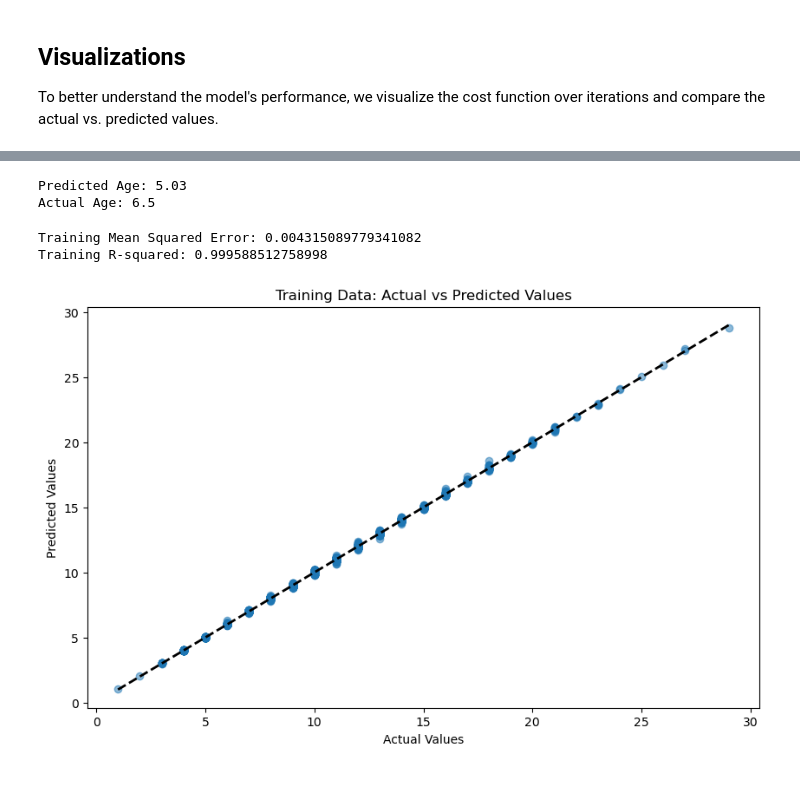
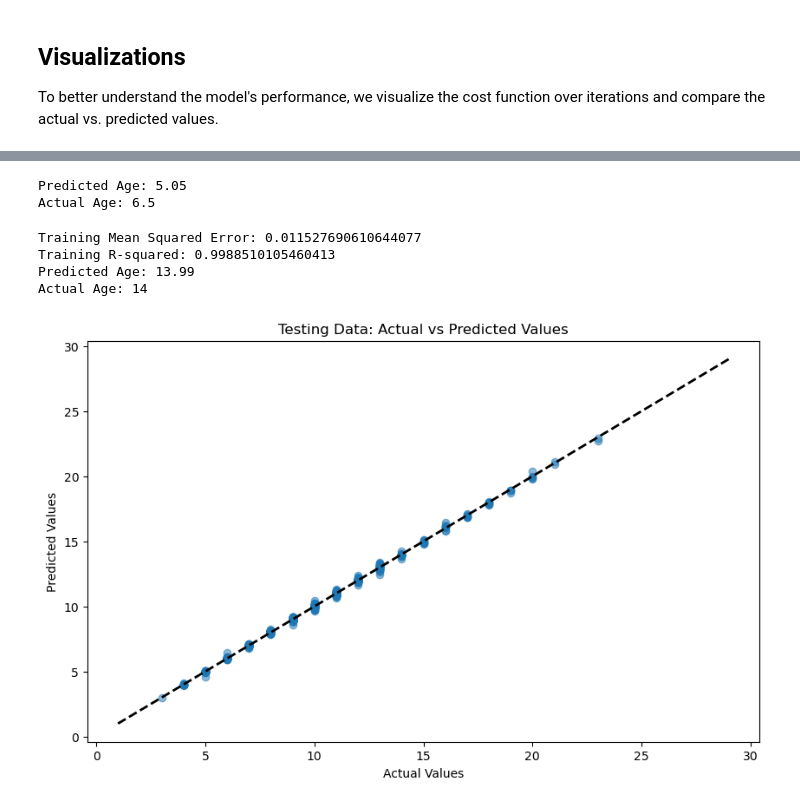
Before and after one commit to sulikismaylovv/AbaloneAgePrediction, a Jupyter notebook: notebooks/LinearRegression.ipynb, the cells around one changed output, grey strips where cells are left out. Cells and saved outputs as stored; diff of their text form; code cells hidden in the pictures.

```diff
--- a/notebooks/LinearRegression.ipynb
+++ b/notebooks/LinearRegression.ipynb
@@ -58,8 +58,11 @@ def gradient_descent(X, y, X_val, y_val, w_in, b_in, alpha, num_iters):
         J_val_history.append(val_cost)
     return w, b, J_history, J_val_history
 
-def predict(X, w, b):
-    return np.dot(X, w) + b
+def predict(X, w, b, y):
+    for i in range(len(y)):
+        y[i] = np.dot(X[i], w) + b
+
+    return y
 # %% [markdown]
 # Initialize parameters
 # %%
@@ -68,7 +71,7 @@ initial_w = np.zeros(X_train_scaled.shape[1])
 initial_b = 0
 
 # Gradient descent settings
-iterations = 1500
+iterations = 1000
 alpha = 0.01
 
 X_train_array = X_train.values  # Convert DataFrame to numpy array
@@ -162,7 +167,8 @@ def predict_age_with_comparison(index):
     instance_scaled = scaler.transform([instance.drop('Rings')])
 
     # Making prediction
-    predicted_age = predict(instance_scaled, w, b)[0]
+    predicted_age = np.zeros(len(instance_scaled))
+    predicted_age = predict(instance_scaled, w, b, predicted_age)[0]
 
     # Displaying the results
     print(f"Predicted Age: {predicted_age:.2f}")
@@ -171,29 +177,37 @@ def predict_age_with_comparison(index):
 # Example usage - predict and compare for a specific instance in the dataset
 predict_age_with_comparison(1234)  # Replace 100 with any valid index from the dataset
 # %% [output]
-Predicted Age: 5.03
+Predicted Age: 5.05
 Actual Age: 6.5
 # %%
 
-# Testing the model on the training dataset
-y_train_pred = predict(X_train_scaled, w, b)
+# Testing the model on the testing dataset
+y_test_pred = np.zeros(len(y_test))
+y_test_pred = predict(X_test_scaled, w, b , y_test_pred)
 
 # Evaluating the model performance
-train_mse = mean_squared_error(y_train, y_train_pred)
-train_r2 = r2_score(y_train, y_train_pred)
+testing_mse = mean_squared_error(y_test, y_test_pred)
+testing_r2 = r2_score(y_test, y_test_pred)
 
-print(f"Training Mean Squared Error: {train_mse}")
-print(f"Training R-squared: {train_r2}")
 
-# Plotting Predictions vs Actual values for training data
+random_index = np.random.randint(0, len(y_test))
+print(f"Training Mean Squared Error: {testing_mse}")
+print(f"Training R-squared: {testing_r2}")
+print(f"Predicted Age: {y_test_pred[random_index]:.2f}")
+print(f"Actual Age: {y_test.iloc[random_index]}")
+
+
+# Plotting Predictions vs Actual values for testing data
 plt.figure(figsize=(10, 6))
-plt.scatter(y_train, y_train_pred, alpha=0.5)
-plt.title('Training Data: Actual vs Predicted Values')
+plt.scatter(y_test, y_test_pred, alpha=0.5)
+plt.title('Testing Data: Actual vs Predicted Values')
 plt.xlabel('Actual Values')
 plt.ylabel('Predicted Values')
 plt.plot([y_train.min(), y_train.max()], [y_train.min(), y_train.max()], 'k--', lw=2)
 plt.show()
 # %% [output]
-Training Mean Squared Error: 0.004315089779341082
-Training R-squared: 0.999588512758998
+Training Mean Squared Error: 0.011527690610644077
+Training R-squared: 0.9988510105460413
+Predicted Age: 13.99
+Actual Age: 14
-[figure, old version]
+[figure, new version]
```
Also changed, not shown: parts of 2 cells of this notebook.
